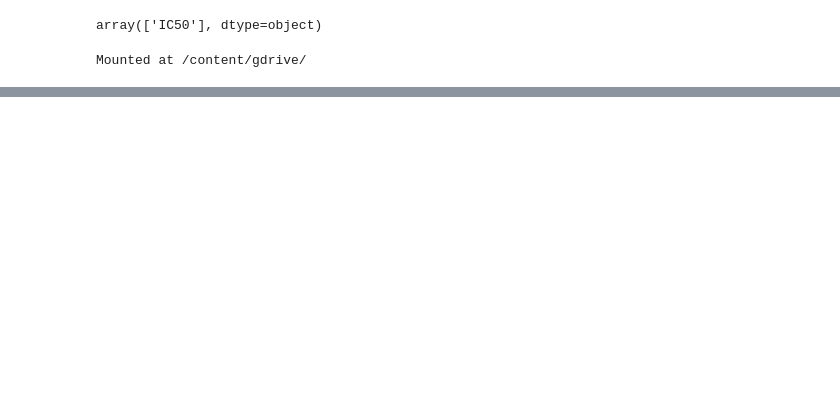
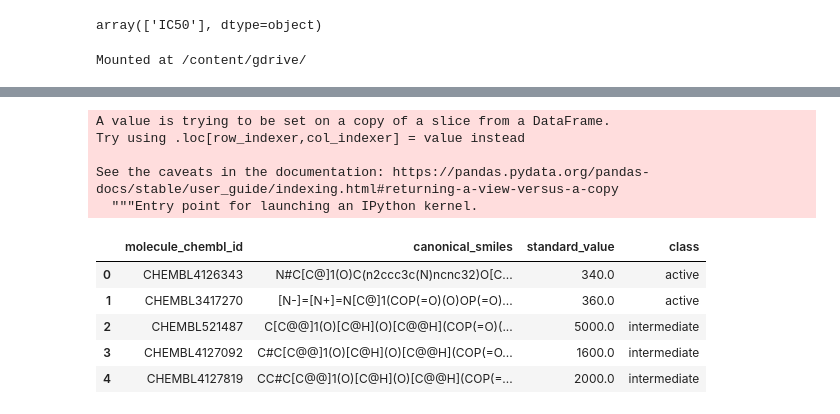
Before and after one commit to galib96/drug-discovery-ml, a Jupyter notebook: Bioinformatics_Drug_Discovery_Using_Machine_Learning.ipynb, the cells around one changed output, grey strips where cells are left out. Cells and saved outputs as stored; diff of their text form; code cells hidden in the pictures; blank space fills up the shorter version.

Commit message:
Data Collection completed

```diff
--- a/Bioinformatics_Drug_Discovery_Using_Machine_Learning.ipynb
+++ b/Bioinformatics_Drug_Discovery_Using_Machine_Learning.ipynb
@@ -89,6 +89,6 @@ Mounted at /content/gdrive/
 # %%
 df_clean = df[df['standard_value'].notna()]
-df_clean = df_clean_1[df_clean_1['canonical_smiles'].notna()]
+df_clean = df_clean[df_clean['canonical_smiles'].notna()]
 df_clean.drop_duplicates(['canonical_smiles'], inplace = True)
 
 print(df_clean.shape)
@@ -102,7 +102,7 @@ df_clean.head()
 | 3 | None | 18297489 | [] | CHEMBL4123982 | Inhibition of Dengue virus RdRp a... | B | ... |
 | 4 | None | 18297490 | [] | CHEMBL4123982 | Inhibition of Dengue virus RdRp a... | B | ... |
 # %%
-selection = ['molecule_chemble_id','canonical_smiles','standard_value']
+selection = ['molecule_chembl_id','canonical_smiles','standard_value']
 df_activity = df_clean[selection]
 
 df_activity.head()
@@ -117,3 +124,17 @@ def activity_classifier(sv):
         return "intermediate"
 # %%
 df_activity['class'] = df_activity['standard_value'].apply(activity_classifier)
+
+df_activity.head()
+# %% [output]
+A value is trying to be set on a copy of a slice from a DataFrame.
+Try using .loc[row_indexer,col_indexer] = value instead
+
+See the caveats in the documentation: https://pandas.pydata.org/pandas-docs/stable/user_guide/indexing.html#returning-a-view-versus-a-copy
+  """Entry point for launching an IPython kernel.
+|  | molecule_chembl_id | canonical_smiles | standard_value | class |
+| 0 | CHEMBL4126343 | N#C[C@]1(O)C(n2ccc3c(N)ncnc32)O[C... | 340.0 | active |
+| 1 | CHEMBL3417270 | [N-]=[N+]=N[C@]1(COP(=O)(O)OP(=O)... | 360.0 | active |
+| 2 | CHEMBL521487 | C[C@@]1(O)[C@H](O)[C@@H](COP(=O)(... | 5000.0 | intermediate |
+| 3 | CHEMBL4127092 | C#C[C@@]1(O)[C@H](O)[C@@H](COP(=O... | 1600.0 | intermediate |
+| 4 | CHEMBL4127819 | CC#C[C@@]1(O)[C@H](O)[C@@H](COP(=... | 2000.0 | intermediate |
```
Also changed, not shown: parts of 6 cells of this notebook.
